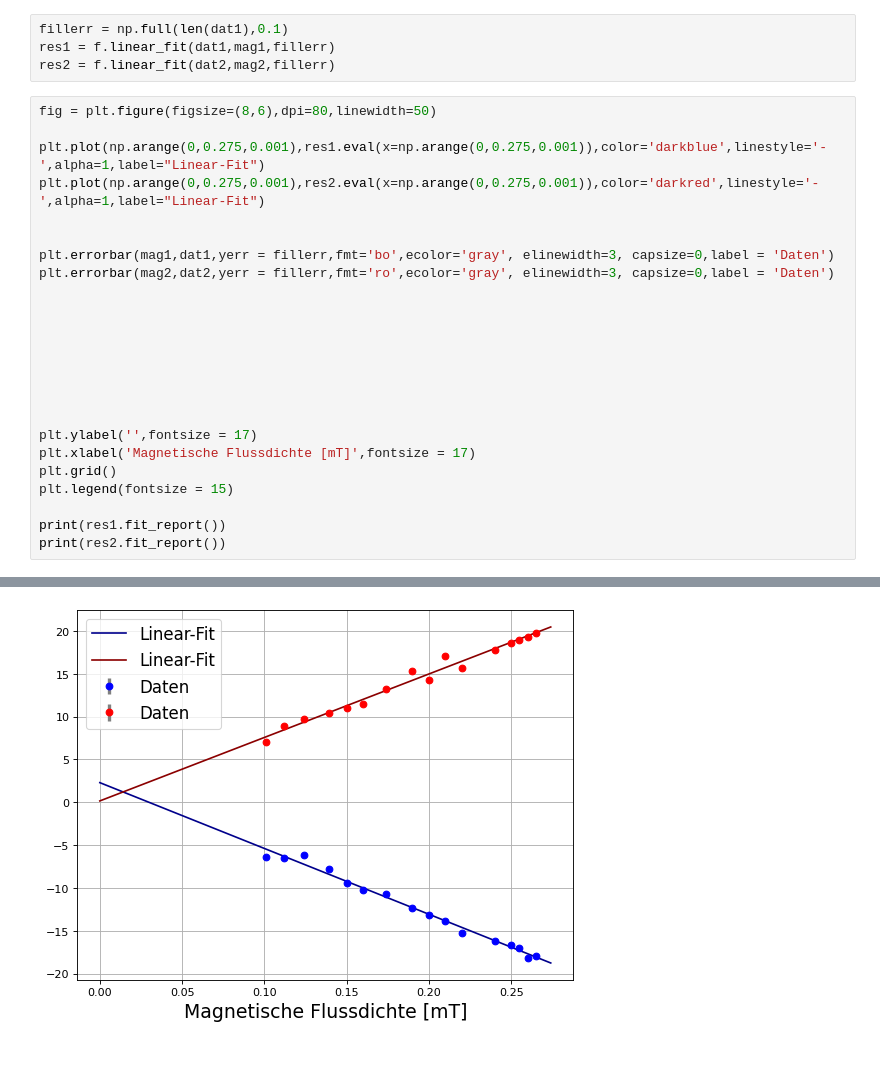
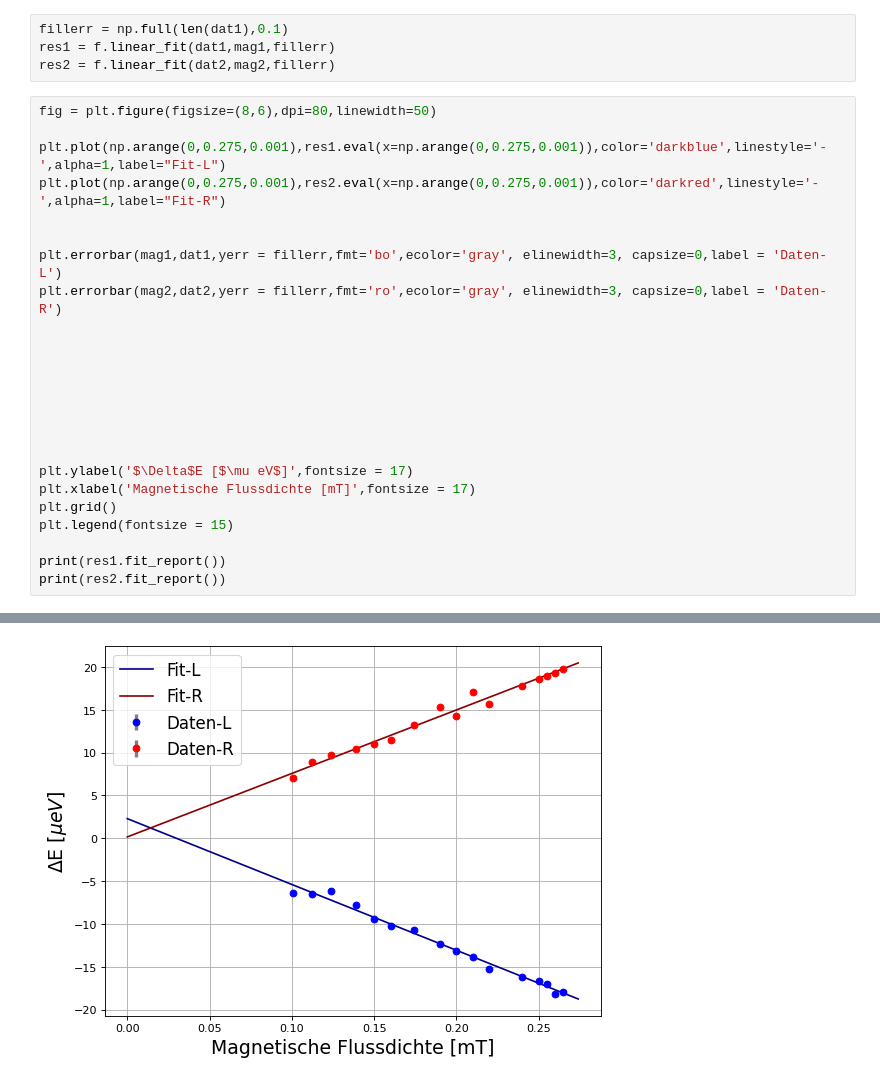
Before and after one commit to Friedrich-Jahns/Fortgeschrittenen-Praktikum-Physik, a Jupyter notebook: FP2_Zeemann/borsch_mag/borsch_mag_fit.ipynb, the cells around one changed output, grey strips where cells are left out. Cells and saved outputs as stored; diff of their text form.

```diff
--- a/FP2_Zeemann/borsch_mag/borsch_mag_fit.ipynb
+++ b/FP2_Zeemann/borsch_mag/borsch_mag_fit.ipynb
@@ -44,43 +42,43 @@ res2 = f.linear_fit(dat2,mag2,fillerr)
 # %%
 fig = plt.figure(figsize=(8,6),dpi=80,linewidth=50)
 
-plt.plot(np.arange(0,0.275,0.001),res1.eval(x=np.arange(0,0.275,0.001)),color='darkblue',linestyle='-',alpha=1,label="Linear-Fit")
-plt.plot(np.arange(0,0.275,0.001),res2.eval(x=np.arange(0,0.275,0.001)),color='darkred',linestyle='-',alpha=1,label="Linear-Fit")
+plt.plot(np.arange(0,0.275,0.001),res1.eval(x=np.arange(0,0.275,0.001)),color='darkblue',linestyle='-',alpha=1,label="Fit-L")
+plt.plot(np.arange(0,0.275,0.001),res2.eval(x=np.arange(0,0.275,0.001)),color='darkred',linestyle='-',alpha=1,label="Fit-R")
 
 
-plt.errorbar(mag1,dat1,yerr = fillerr,fmt='bo',ecolor='gray', elinewidth=3, capsize=0,label = 'Daten')
-plt.errorbar(mag2,dat2,yerr = fillerr,fmt='ro',ecolor='gray', elinewidth=3, capsize=0,label = 'Daten')
+plt.errorbar(mag1,dat1,yerr = fillerr,fmt='bo',ecolor='gray', elinewidth=3, capsize=0,label = 'Daten-L')
+plt.errorbar(mag2,dat2,yerr = fillerr,fmt='ro',ecolor='gray', elinewidth=3, capsize=0,label = 'Daten-R')
 
 
 
 
 
 
 
 
-plt.ylabel('',fontsize = 17)
+plt.ylabel('$\Delta$E [$\mu eV$]',fontsize = 17)
 plt.xlabel('Magnetische Flussdichte [mT]',fontsize = 17)
 plt.grid()
 plt.legend(fontsize = 15)
 
 print(res1.fit_report())
 print(res2.fit_report())
 # %% [output]
 [[Model]]
     Model(linear)
 [[Fit Statistics]]
     # fitting method   = leastsq
     # function evals   = 4
     # data points      = 16
     # variables        = 2
     chi-square         = 338.107339
     reduced chi-square = 24.1505242
     Akaike info crit   = 52.8123951
     Bayesian info crit = 54.3575726
     R-squared          = -0.23091357
 ... (18 lines left out)
     slope:      74.1078179 +/- 2.84740042 (3.84%) (init = 74.10782)
     intercept:  0.16069721 +/- 0.56383199 (350.87%) (init = 0.1606972)
 [[Correlations]] (unreported correlations are < 0.100)
     C(slope, intercept) = -0.963
-[figure, old version]
+[figure, new version]
```
Also changed, not shown: parts of 1 cell of this notebook.
